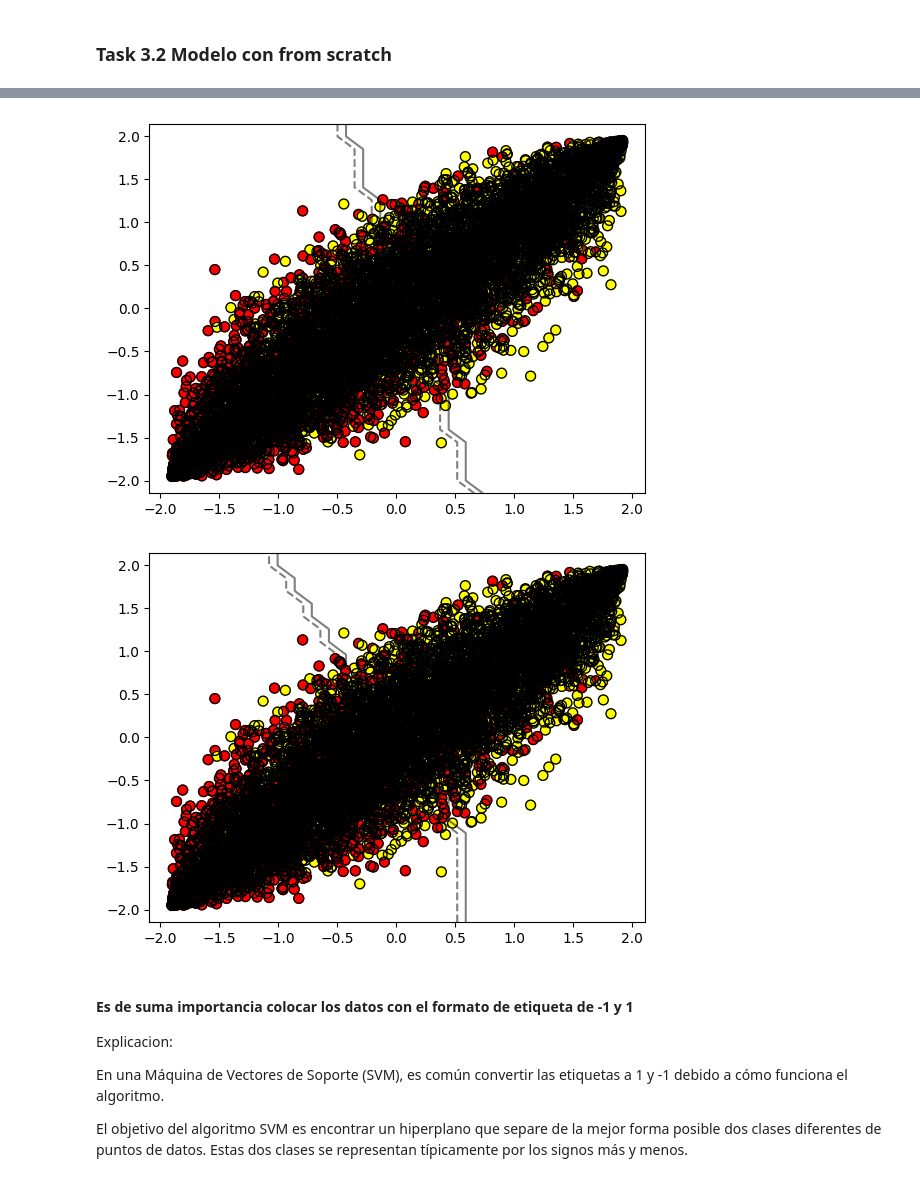
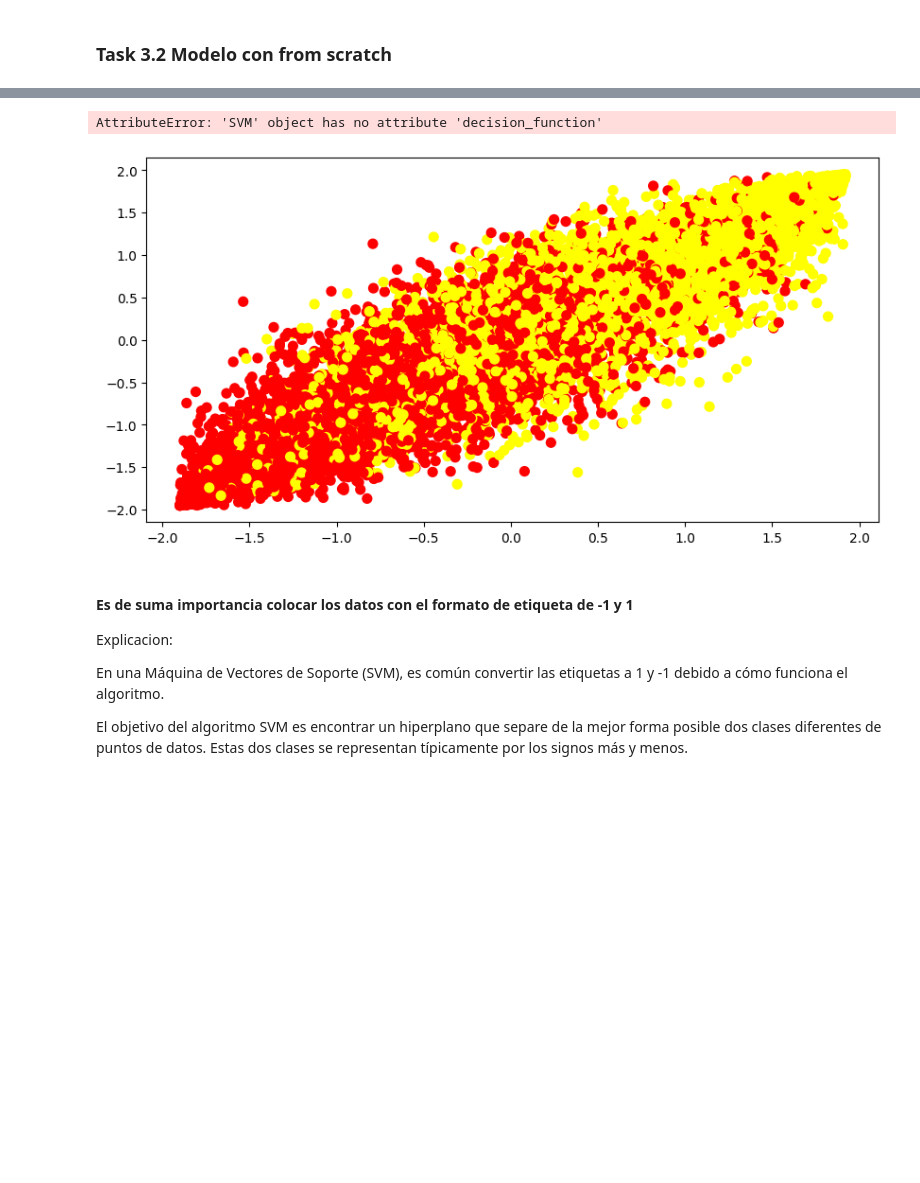
Before and after one commit to AndresQuinto5/IA_LAB2, a Jupyter notebook: Laboratorio2.ipynb, the cells around one changed output, grey strips where cells are left out. Drawn from its saved outputs; the diff is of its cells as text; code cells hidden in the pictures; blank space fills up the shorter version.

```diff
--- a/Laboratorio2.ipynb
+++ b/Laboratorio2.ipynb
@@ -983,48 +985,46 @@ weighted avg       0.72      0.72      0.72       990
 # %%
 import matplotlib.pyplot as plt
 import numpy as np
 
 def plot_svc_decision_function(model, ax=None, plot_support=True):
     """Plot the decision function for a 2D SVC"""
     if ax is None:
         ax = plt.gca()
+
+    # create grid to evaluate model
     xlim = ax.get_xlim()
     ylim = ax.get_ylim()
-
-    # create grid to evaluate model
     x = np.linspace(xlim[0], xlim[1], 30)
     y = np.linspace(ylim[0], ylim[1], 30)
     Y, X = np.meshgrid(y, x)
     xy = np.vstack([X.ravel(), Y.ravel()]).T
 
-    P = np.zeros_like(X)
-    for i, point in enumerate(xy):
-        P.ravel()[i] = model.predict(point.reshape(1, -1))
+    P = np.array([model.decision_function(np.array([xx])) for xx in xy])
+    P = P.reshape(X.shape)
 
     # plot decision boundary and margins
-    ax.contour(X, Y, P.reshape(X.shape), colors='k',
-               levels=[-1, 0, 1], alpha=0.5,
-               linestyles=['--', '-', '--'])
+    ax.contour(X, Y, P, colors='k', levels=[-1, 0, 1], alpha=0.5, linestyles=['--', '-', '--'])
 
-    # plot support vectors
     if plot_support:
-        ax.scatter(model.X[:, 0],
-                   model.X[:, 1],
-                   s=50, linewidth=1, facecolors='none', edgecolors='k')
+        # Aquí deberás añadir tu lógica para encontrar y trazar los vectores de soporte si es necesario
+        pass
     ax.set_xlim(xlim)
     ax.set_ylim(ylim)
 
-
-plt.scatter(X_train[:, 0], X_train[:, 1], c=y_train, s=50, cmap='autumn')
+# Visualizar el límite de decisión para el modelo SVM con kernel lineal
+plt.figure(figsize=(10, 5))
+plt.scatter(X_train[:, 0], X_train[:, 1], c=y_train, s=30, cmap='autumn')
 plot_svc_decision_function(svm_model_linear)
 plt.show()
 
-plt.scatter(X_train[:, 0], X_train[:, 1], c=y_train, s=50, cmap='autumn')
+# Visualizar el límite de decisión para el modelo SVM con kernel RBF
+plt.figure(figsize=(10, 5))
+plt.scatter(X_train[:, 0], X_train[:, 1], c=y_train, s=30, cmap='autumn')
 plot_svc_decision_function(svm_model_rbf)
 plt.show()
 # %% [output]
+AttributeError: 'SVM' object has no attribute 'decision_function'
-[figure, old version]
+[figure, new version]
-[figure, removed]
 # %% [markdown]
 #### Es de suma importancia colocar los datos con el formato de etiqueta de -1 y 1
 
```
Also changed, not shown: parts of 4 cells of this notebook, 1 other file.
